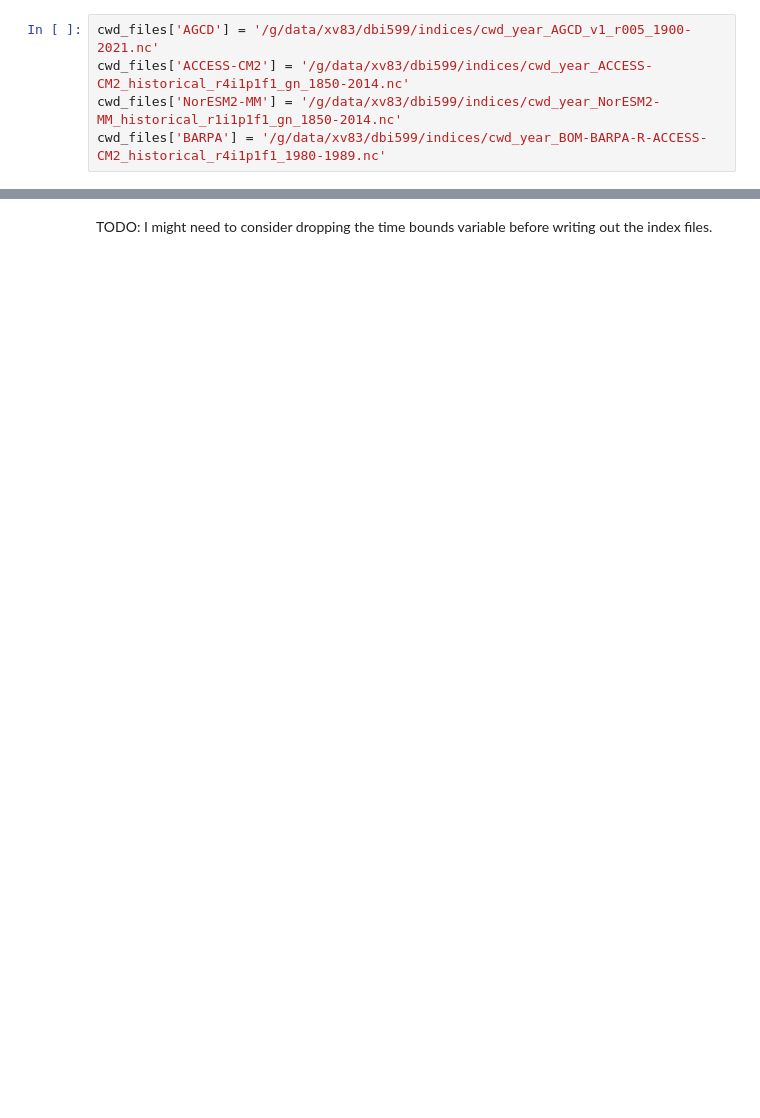
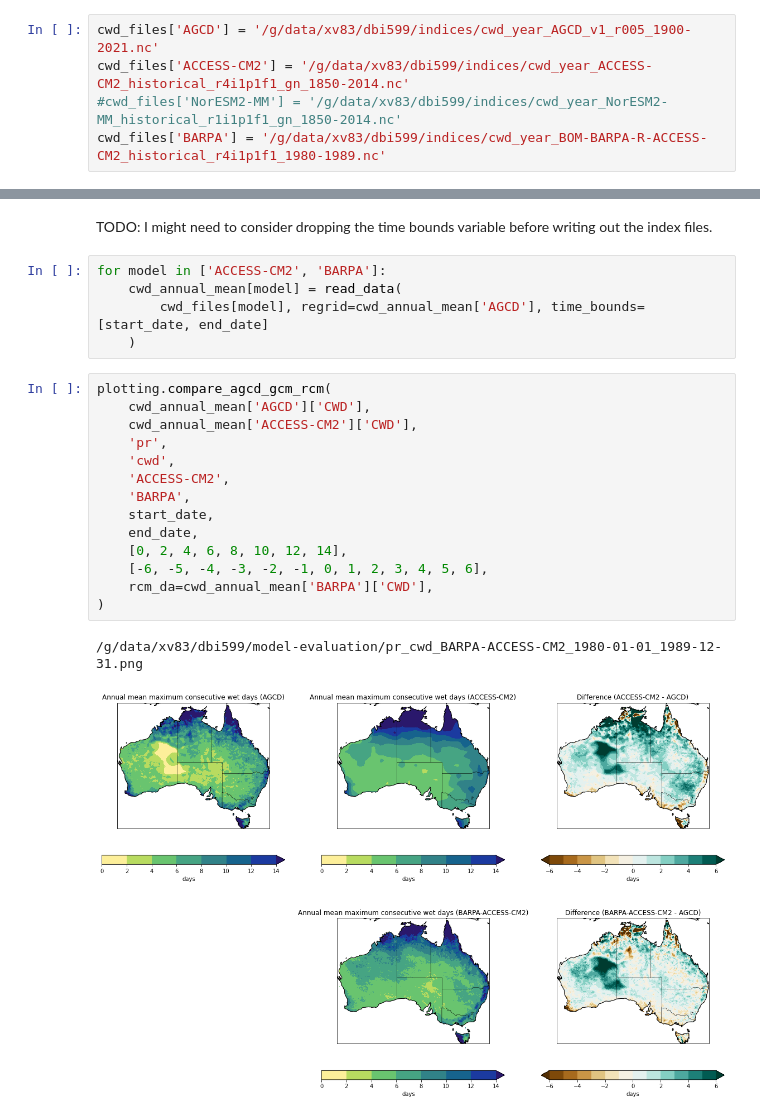
Before and after one commit to AusClimateService/model-evaluation, a Jupyter notebook: pr_extremes.ipynb, the cells around one changed output, grey strips where cells are left out. Drawn from its saved outputs; the diff is of its cells as text; blank space fills up the shorter version.

```diff
--- a/pr_extremes.ipynb
+++ b/pr_extremes.ipynb
@@ -130,7 +130,7 @@ plotting.compare_agcd_gcm_rcm(
 # %%
 cwd_files['AGCD'] = '/g/data/xv83/dbi599/indices/cwd_year_AGCD_v1_r005_1900-2021.nc'
 cwd_files['ACCESS-CM2'] = '/g/data/xv83/dbi599/indices/cwd_year_ACCESS-CM2_historical_r4i1p1f1_gn_1850-2014.nc'
-cwd_files['NorESM2-MM'] = '/g/data/xv83/dbi599/indices/cwd_year_NorESM2-MM_historical_r1i1p1f1_gn_1850-2014.nc'
+#cwd_files['NorESM2-MM'] = '/g/data/xv83/dbi599/indices/cwd_year_NorESM2-MM_historical_r1i1p1f1_gn_1850-2014.nc'
 cwd_files['BARPA'] = '/g/data/xv83/dbi599/indices/cwd_year_BOM-BARPA-R-ACCESS-CM2_historical_r4i1p1f1_1980-1989.nc'
 # %%
 cwd_annual_mean['AGCD'] = read_data(
@@ -141,2 +139,24 @@ ValueError: unable to decode time units 'days since 1900-01-01 00:00:00' with "c
 # %% [markdown]
 TODO: I might need to consider dropping the time bounds variable before writing out the index files.
+# %%
+for model in ['ACCESS-CM2', 'BARPA']:
+    cwd_annual_mean[model] = read_data(
+        cwd_files[model], regrid=cwd_annual_mean['AGCD'], time_bounds=[start_date, end_date]
+    )
+# %%
+plotting.compare_agcd_gcm_rcm(
+    cwd_annual_mean['AGCD']['CWD'],
+    cwd_annual_mean['ACCESS-CM2']['CWD'],
+    'pr',
+    'cwd',
+    'ACCESS-CM2',
+    'BARPA',
+    start_date,
+    end_date,
+    [0, 2, 4, 6, 8, 10, 12, 14],
+    [-6, -5, -4, -3, -2, -1, 0, 1, 2, 3, 4, 5, 6],
+    rcm_da=cwd_annual_mean['BARPA']['CWD'],
+)
+# %% [output]
+/g/data/xv83/dbi599/model-evaluation/pr_cwd_BARPA-ACCESS-CM2_1980-01-01_1989-12-31.png
+[figure, added]
```
Also changed, not shown: parts of 7 cells of this notebook.
